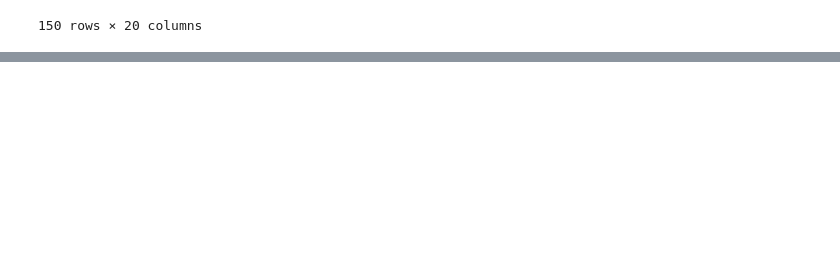
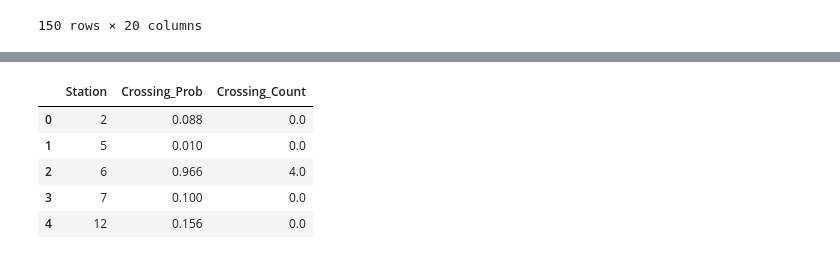
Before and after one commit to tomityrrell/psps-analysis, a Jupyter notebook: notebooks/Streamlit Computations.ipynb, the cells around one changed output, grey strips where cells are left out. Cells and saved outputs as stored; diff of their text form; code cells hidden in the pictures; blank space fills up the shorter version.

```diff
--- a/notebooks/Streamlit Computations.ipynb
+++ b/notebooks/Streamlit Computations.ipynb
@@ -123,0 +156,12 @@ ws.merge(extreme_values.droplevel(1), left_on="StationNbr", right_on="Station")
+# %%
+crossings = pd.read_csv("../data/metrics/summaries/crossings_Jan19_24.csv")
+crossings.rename(columns={"Prob of Crossing": "Crossing_Prob", "Actual Crossing Count": "Crossing_Count"}, inplace=True)
+# %%
+crossings.head()
+# %% [output]
+|  | Station | Crossing_Prob | Crossing_Count |
+| 0 | 2 | 0.088 | 0.0 |
+| 1 | 5 | 0.010 | 0.0 |
+| 2 | 6 | 0.966 | 4.0 |
+| 3 | 7 | 0.100 | 0.0 |
+| 4 | 12 | 0.156 | 0.0 |
```
Also changed, not shown: parts of 5 cells of this notebook, 5 other files.
